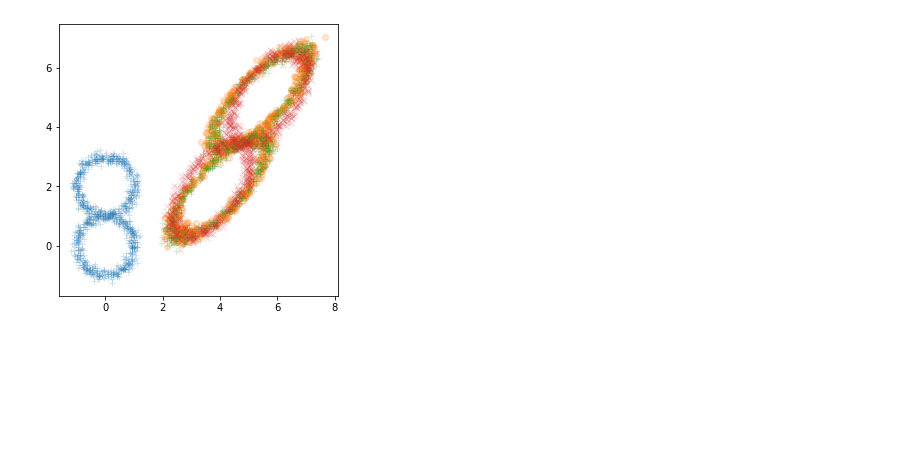
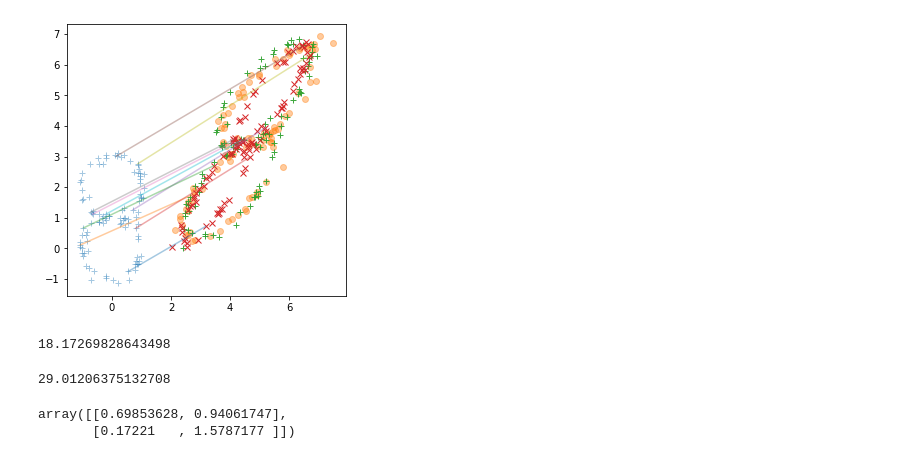
Before and after one commit to calvinmccarter/condo-adapter, a Jupyter notebook: examples/plot_otda_linear_mapping.ipynb, the cells around one changed output. Saved outputs shown, nothing was run; the diff lists cells and outputs as text; code cells hidden in the pictures; blank space fills up the shorter version.

Commit message:
mmd-affine works well with categorical and reasonably well with figure8 after dynamically adjusting length_scale to focus on matching T and adaptedS

```diff
--- a/examples/plot_otda_linear_mapping.ipynb
+++ b/examples/plot_otda_linear_mapping.ipynb
@@ -25,7 +25,7 @@ import condo
 # Generate data
 # -------------
 
-n = 1000
+n = 100
 d = 2
 sigma = .1
 
@@ -46,7 +46,9 @@ xt[:n // 2, 1] += 2
 
 
 A = np.array([[1.5, .7], [.7, 1.5]])
+#A = np.array([[ 0.064,  1.117], [-1.485,  1.315]])
 b = np.array([[4, 2]])
+#b = np.array([3.564, 2.148])
 xt = xt.dot(A) + b
 
 ##############################################################################
@@ -67,14 +69,20 @@ Ae, be = ot.da.OT_mapping_linear(xs, xt)
 xst = xs.dot(Ae) + be
 
 cder = condo.ConDoAdapter(
-    sampling="proportional",
-    transform_type="joint",
-    model_type="linear",
-    kld_direction="reverse",
+    sampling="source",
+    transform_type="affine",
+    model_type="empirical",
+    divergence="mmd",
+    mmd_kwargs={"epochs": 20, "alpha": 0.1, "beta": 0.0},
     debug=False,
-    verbose=0
+    verbose=1
 )
-cder.fit(xs, xt, np.random.normal(0, 1e-3, size=(n,1)), np.random.normal(0, 1e-3, size=(n,1)))
+ys = rng.choice(['hotdog', 'not'], size=(n,1))
+yt = rng.choice(['hotdog', 'not'], size=(n,1))
+#ys = rng.normal(0, 1, size=(n,1))
+#yt = rng.normal(0, 1, size=(n,1))
+cder.fit(xs, xt, ys, yt)
 print((cder.M_, cder.b_))
 xs_adapted = cder.transform(xs)
+xs_adapted2 = xs.dot(cder.M_) + cder.b_
 # %% [output]
@@ -84,18 +107,30 @@ xs_adapted = cder.transform(xs)
 # %%
 ##############################################################################
 # Plot transported samples
 # ------------------------
 
 plt.figure(1, (5, 5))
 plt.clf()
-plt.plot(xs[:, 0], xs[:, 1], '+', alpha=0.2)
-plt.plot(xt[:, 0], xt[:, 1], 'o', alpha=0.2)
-plt.plot(xst[:, 0], xst[:, 1], '+', alpha=0.2)
-plt.plot(xs_adapted[:, 0], xs_adapted[:, 1], 'x', alpha=0.2)
-
+plt.plot(xs[:, 0], xs[:, 1], '+', alpha=0.4)
+plt.plot(xt[:, 0], xt[:, 1], 'o', alpha=0.4)
+plt.plot(xst[:, 0], xst[:, 1], '+', alpha=0.9)
+plt.plot(xs_adapted[:, 0], xs_adapted[:, 1], 'x', alpha=1)
+#xs_adapted2 = (cder.M_ @ xs.T + cder.b_.T).T
+#plt.plot(xs_adapted2[:, 0], xs_adapted2[:, 1], 'd', alpha=1)
+#plt.plot(np.random.normal(size=(2,3)), np.random.normal(size=(2,3)), 'lightgray');
+plt.plot(
+    np.vstack([xs[::10, [0]].T, xs_adapted[::10, [0]].T]),
+    np.vstack([xs[::10, [1]].T, xs_adapted[::10, [1]].T]),
+    alpha=0.4);
+"""
+plt.plot(
+    np.vstack([xs[:, [0]].T, xst[:, [0]].T]),
+    np.vstack([xs[:, [1]].T, xst[:, [1]].T]),
+    'lightgray', alpha=0.4);
+"""
 plt.show()
 # %% [output]
-[figure, old version]
+[figure, new version]
 # %%
 if False:
     ##############################################################################
@@ -173,0 +211,13 @@ if False:
+# %%
+np.sum(a @ a.T)
+# %% [output]
+18.17269828643498
+# %%
+np.sum(a) ** 2
+# %% [output]
+29.01206375132708
+# %%
+cder.M_
+# %% [output]
+array([[0.69853628, 0.94061747],
+       [0.17221   , 1.5787177 ]])
```
Also changed, not shown: parts of 32 cells of this notebook, 2 other files.
